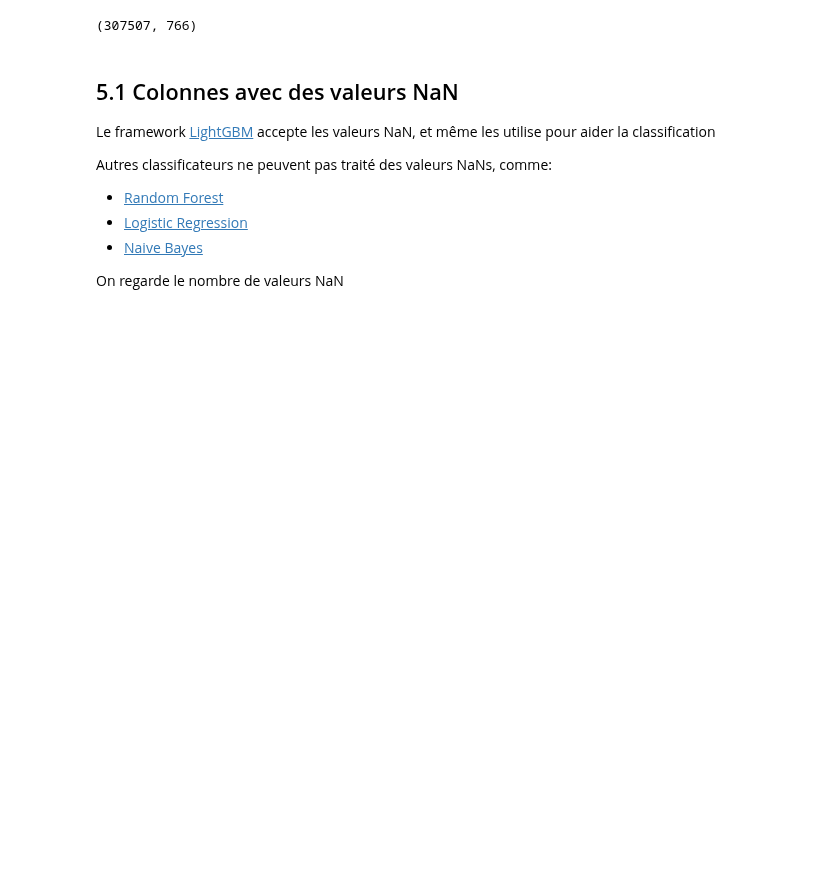
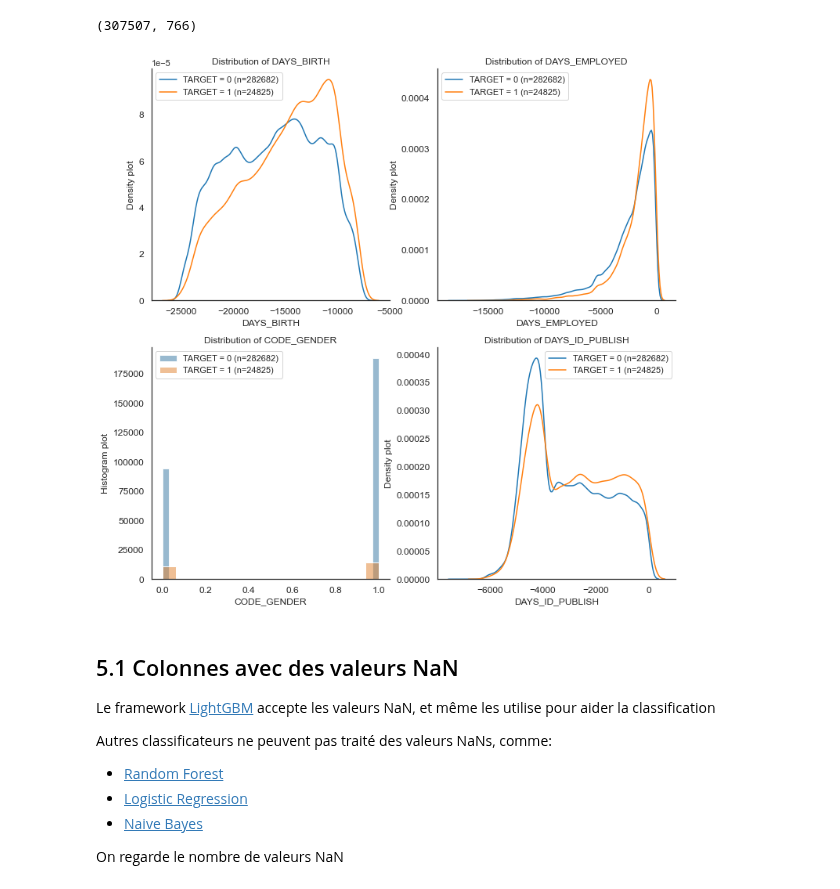
Before and after one commit to mrcreasey/oc-ds-p7-scoring-dashboard, a Jupyter notebook: code/P7_eda_nettoyage.ipynb, the cells around one changed output. Saved outputs shown, nothing was run; the diff lists cells and outputs as text; code cells hidden in the pictures; blank space fills up the shorter version.

```diff
--- a/code/P7_eda_nettoyage.ipynb
+++ b/code/P7_eda_nettoyage.ipynb
@@ -1200,6 +1180,11 @@ Nous avons utilisés un preprocessing qui a donné un bon score sur LightGBM
 print(df_data.shape)
 # %% [output]
 (307507, 766)
+# %%
+plot_distributions(df_data, ['DAYS_BIRTH', 'DAYS_EMPLOYED',
+                             'CODE_GENDER', 'DAYS_ID_PUBLISH'])
+# %% [output]
+[figure, added]
 # %% [markdown]
 ## 5.1 Colonnes avec des valeurs NaN
 
```
Also changed, not shown: parts of 16 cells of this notebook.
